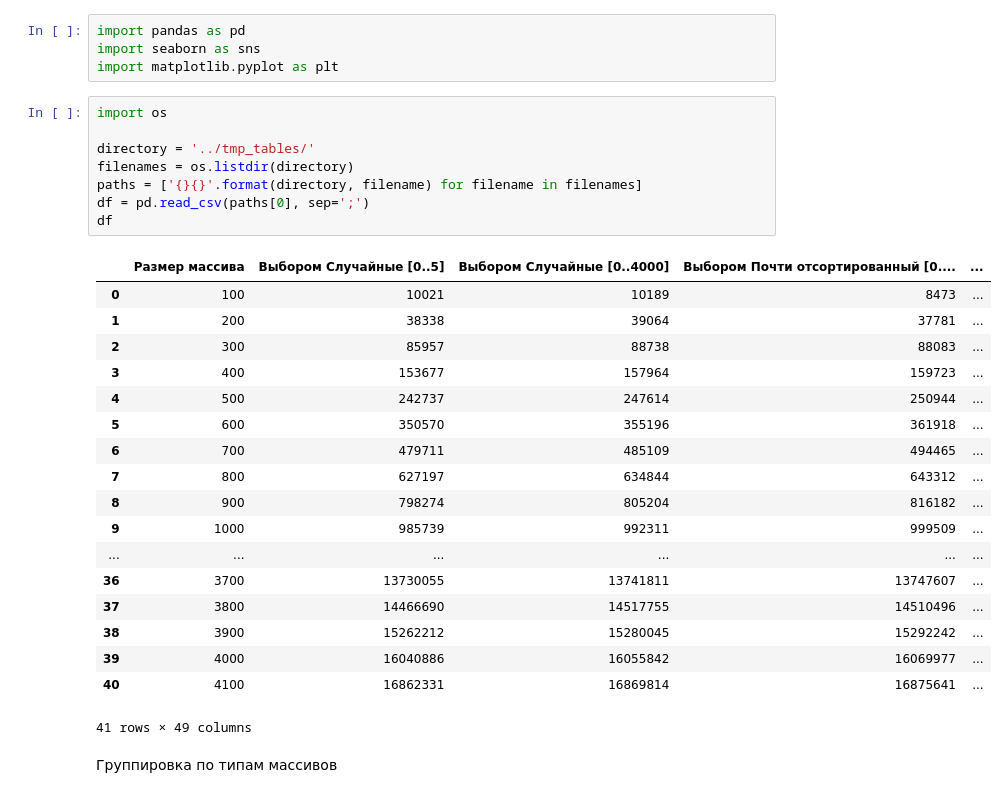
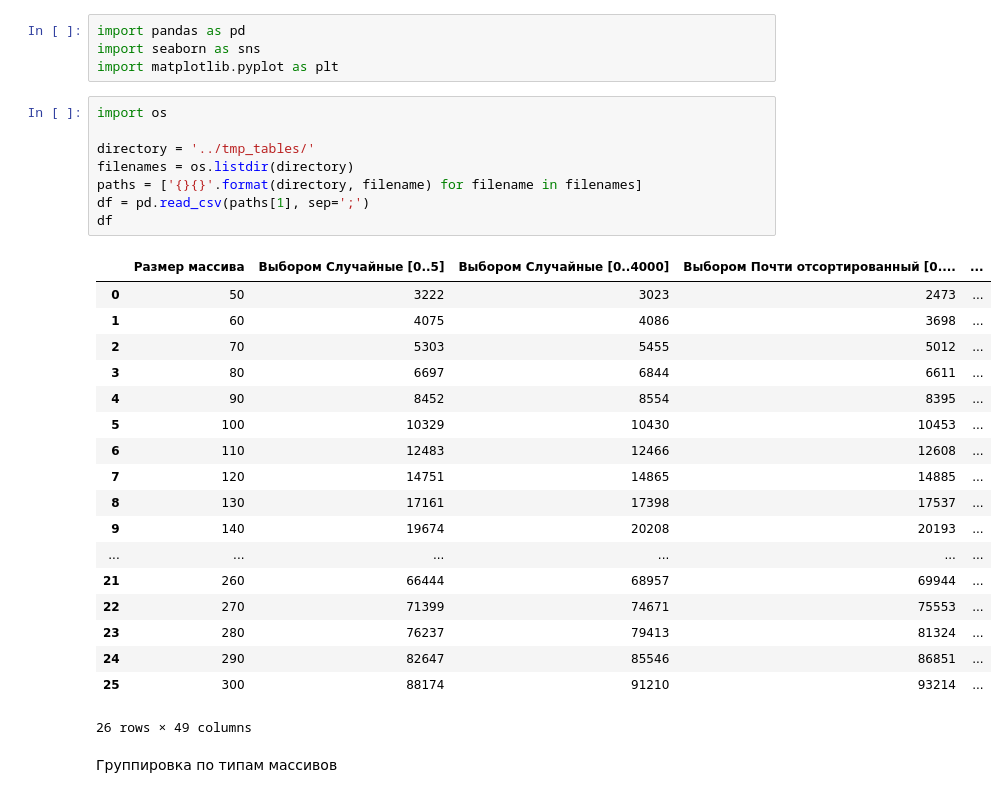
Before and after one commit to DmitySH/algo-sortcomp-kdz, a Jupyter notebook: SortComp/plotter/plotter.ipynb, the cells around one changed output. Drawn from its saved outputs; the diff is of its cells as text.

```diff
--- a/SortComp/plotter/plotter.ipynb
+++ b/SortComp/plotter/plotter.ipynb
@@ -5,30 +5,30 @@ import matplotlib.pyplot as plt
 # %%
 import os
 
 directory = '../tmp_tables/'
 filenames = os.listdir(directory)
 paths = ['{}{}'.format(directory, filename) for filename in filenames]
-df = pd.read_csv(paths[0], sep=';')
+df = pd.read_csv(paths[1], sep=';')
 df
 # %% [output]
 |  | Размер массива | Выбором Случайные [0..5] | Выбором Случайные [0..4000] | Выбором Почти отсортированный [0.... | ... |
-| 0 | 100 | 10021 | 10189 | 8473 | ... |
-| 1 | 200 | 38338 | 39064 | 37781 | ... |
-| 2 | 300 | 85957 | 88738 | 88083 | ... |
-| 3 | 400 | 153677 | 157964 | 159723 | ... |
-| 4 | 500 | 242737 | 247614 | 250944 | ... |
-| 5 | 600 | 350570 | 355196 | 361918 | ... |
-| 6 | 700 | 479711 | 485109 | 494465 | ... |
-| 7 | 800 | 627197 | 634844 | 643312 | ... |
-| 8 | 900 | 798274 | 805204 | 816182 | ... |
-| 9 | 1000 | 985739 | 992311 | 999509 | ... |
+| 0 | 50 | 3222 | 3023 | 2473 | ... |
+| 1 | 60 | 4075 | 4086 | 3698 | ... |
+| 2 | 70 | 5303 | 5455 | 5012 | ... |
+| 3 | 80 | 6697 | 6844 | 6611 | ... |
+| 4 | 90 | 8452 | 8554 | 8395 | ... |
+| 5 | 100 | 10329 | 10430 | 10453 | ... |
+| 6 | 110 | 12483 | 12466 | 12608 | ... |
+| 7 | 120 | 14751 | 14865 | 14885 | ... |
+| 8 | 130 | 17161 | 17398 | 17537 | ... |
+| 9 | 140 | 19674 | 20208 | 20193 | ... |
 | ... | ... | ... | ... | ... | ... |
-| 36 | 3700 | 13730055 | 13741811 | 13747607 | ... |
-| 37 | 3800 | 14466690 | 14517755 | 14510496 | ... |
-| 38 | 3900 | 15262212 | 15280045 | 15292242 | ... |
-| 39 | 4000 | 16040886 | 16055842 | 16069977 | ... |
-| 40 | 4100 | 16862331 | 16869814 | 16875641 | ... |
+| 21 | 260 | 66444 | 68957 | 69944 | ... |
+| 22 | 270 | 71399 | 74671 | 75553 | ... |
+| 23 | 280 | 76237 | 79413 | 81324 | ... |
+| 24 | 290 | 82647 | 85546 | 86851 | ... |
+| 25 | 300 | 88174 | 91210 | 93214 | ... |
-41 rows × 49 columns
+26 rows × 49 columns
 # %% [markdown]
 Группировка по типам массивов
 # %%
```
Also changed, not shown: parts of 4 cells of this notebook, 42 other files.
